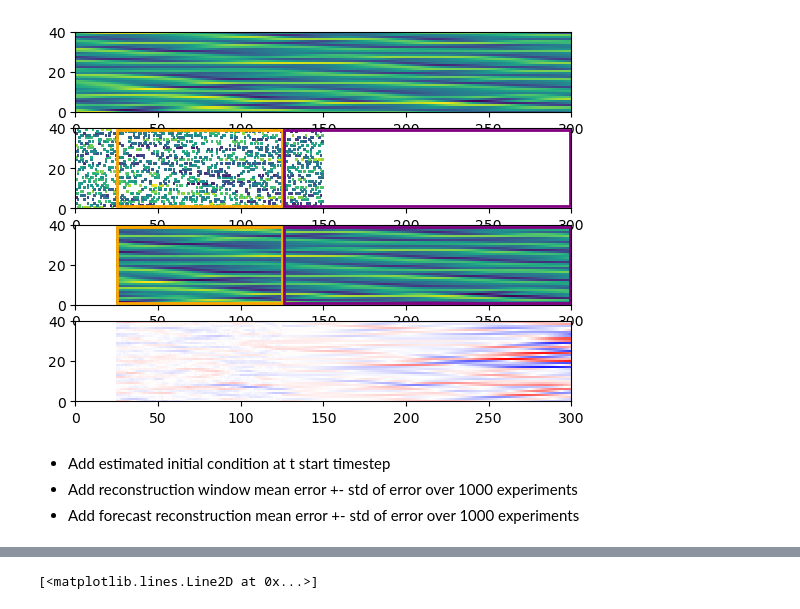
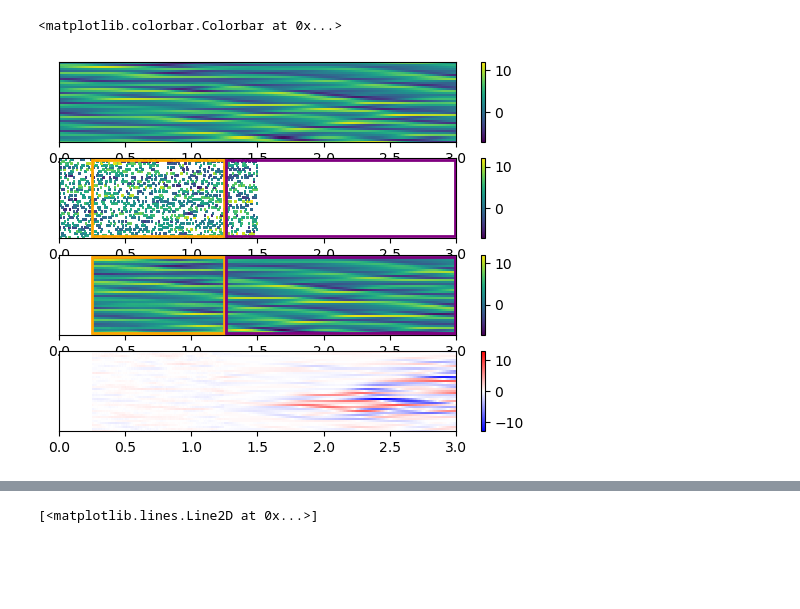
Before and after one commit to m-dml/coda, a Jupyter notebook: notebooks/dda_example_final.ipynb, the cells around one changed output, grey strips where cells are left out. Saved outputs shown, nothing was run; the diff lists cells and outputs as text; code cells hidden in the pictures; blank space fills up the shorter version.

```diff
--- a/notebooks/dda_example_final.ipynb
+++ b/notebooks/dda_example_final.ipynb
@@ -25,6 +26,7 @@ experiment_dir = "/gpfs/work/zinchenk/120324_try_batch_norm/data_assimilation/mu
 test_data_path = "/gpfs/home/zinchenk/dev/hidden-process-learning/data/test/lorenz-one_level-grid_40-forcing_8.0-dt_0.01-rk4.h5"
 random_seed = 2510
 device = "cuda" if torch.cuda.is_available() else "cpu"
+drop_edge_samples = False
 # %%
 with h5py.File(test_data_path) as file:
     test_simulations = torch.from_numpy(file["first_level"][:]).to(device)
@@ -34,13 +36,21 @@ config = load_hydra_config(experiment_dir)
 # %%
 torch.manual_seed(random_seed)
 pl.seed_everything(random_seed)
+
+# instantiate observational model
+observational_model = RandomObservationModel(
+    additional_noise_std=config.datamodule.dataset.additional_noise_std,
+    random_mask_fraction=config.datamodule.dataset.random_mask_fraction,
+)
+
+# instantiate dataset
 dataset = L96InferenceDataset(
     ground_truth_data=test_simulations,
-    additional_noise_std=config.datamodule.dataset.additional_noise_std,
-    random_mask_fraction=config.datamodule.dataset.random_mask_fraction,
-    mask_even_locations=config.datamodule.dataset.mask_even_locations,
+    observation_model=observational_model,
     input_window_extend=config.input_window_extend,
-    drop_edge_samples=True,
+    drop_edge_samples=drop_edge_samples,
 )
+
+print(f"Number of samples: {len(dataset)}")
 # %% [output]
 Global seed set to 2510
@@ -47,3 +57,0 @@ Global seed set to 2510
-# %%
-reconstructions = reconstruct_observations(dataset, assimilation_network)
-ground_truth = dataset.ground_truth[:, config.input_window_extend:-config.input_window_extend+1]
@@ -50,5 +98,5 @@ ground_truth = dataset.ground_truth[:, config.input_window_extend:-config.input_
 # %%
-i_test_case = 0
+i_test_case = 10
 integration_window = 150
 forecast_window = 150
 
@@ -77,6 +125,9 @@ time = torch.arange(0, n_steps*0.01, 0.01)
 rollout = forward_operator.integrate(time=time, state=initial_state.unsqueeze(0)).squeeze()
 analysis_and_forecast[ri:] = rollout
 
+tmp = torch.stack([ground_truth, observations, analysis_and_forecast])
+vmin = torch.nan_to_num(tmp, nan=10e14).min()
+vmax = torch.nan_to_num(tmp, nan=0).max()
 
 squered_errors = (analysis_and_forecast[li:] - ground_truth[li:])**2
 rmse_per_time_step = torch.full((ground_truth.size(0),), np.nan)
@@ -89,25 +140,35 @@ difference[li:] = ground_truth[li:] - analysis_and_forecast[li:]
 # %%
 fig, axes = plt.subplots(4, 1)
 
-img_gt = axes[0].pcolor(ground_truth.T)
-img_obs = axes[1].pcolor(observations.T)
-img_pred = axes[2].pcolor(analysis_and_forecast.T)
+img_gt = axes[0].pcolor(ground_truth.T, vmin=vmin, vmax=vmax)
+img_obs = axes[1].pcolor(observations.T, vmin=vmin, vmax=vmax)
+img_pred = axes[2].pcolor(analysis_and_forecast.T, vmin=vmin, vmax=vmax)
 
 obs_reconstraction_box = patches.Rectangle((25, 1), 100, 38, linewidth=2, edgecolor='orange', facecolor='none', zorder=999)
 obs_forecast_box = patches.Rectangle((126, 1), 173, 38, linewidth=2, edgecolor='purple', facecolor='none', zorder=999)
 axes[1].add_patch(obs_reconstraction_box)
 axes[1].add_patch(obs_forecast_box)
 
 pred_reconstraction_box = patches.Rectangle((25, 1), 100, 38, linewidth=2, edgecolor='orange', facecolor='none', zorder=999)
 pred_forecast_box = patches.Rectangle((126, 1), 173, 38, linewidth=2, edgecolor='purple', facecolor='none', zorder=999)
 axes[2].add_patch(pred_reconstraction_box)
 axes[2].add_patch(pred_forecast_box)
 
 
 img_diff = axes[3].pcolor(difference.T, vmin=-vlim, vmax=vlim, cmap="bwr")
+
+xticks = torch.arange(0, 301, 50)
+xtickslabels = torch.arange(0, 3.1, 0.5).numpy()
+for ax in axes:
+    ax.set_yticks([])
+    ax.set_xticklabels(xtickslabels)
+
+plt.colorbar(img_gt, ax=axes[0])
+plt.colorbar(img_obs, ax=axes[1])
+plt.colorbar(img_pred, ax=axes[2])
+plt.colorbar(img_diff, ax=axes[3])
+
+# plt.tight_layout()
 # %% [output]
+<matplotlib.colorbar.Colorbar at 0x...>
-[figure, old version]
+[figure, new version]
-# %% [markdown]
-- Add estimated initial condition at t start timestep
-- Add reconstruction window mean error +- std of error over 1000 experiments
-- Add forecast reconstruction mean error +- std of error over 1000 experiments
```
Also changed, not shown: parts of 10 cells of this notebook, 1 other file.
